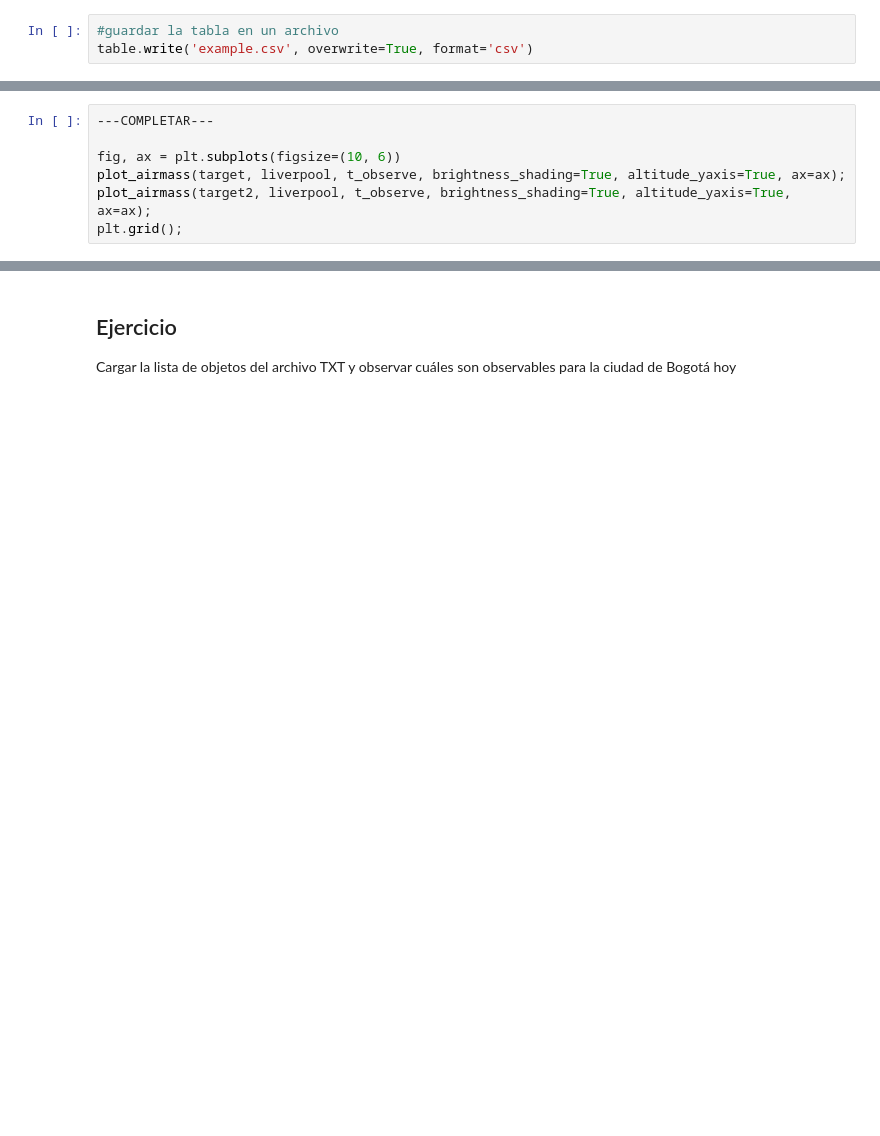
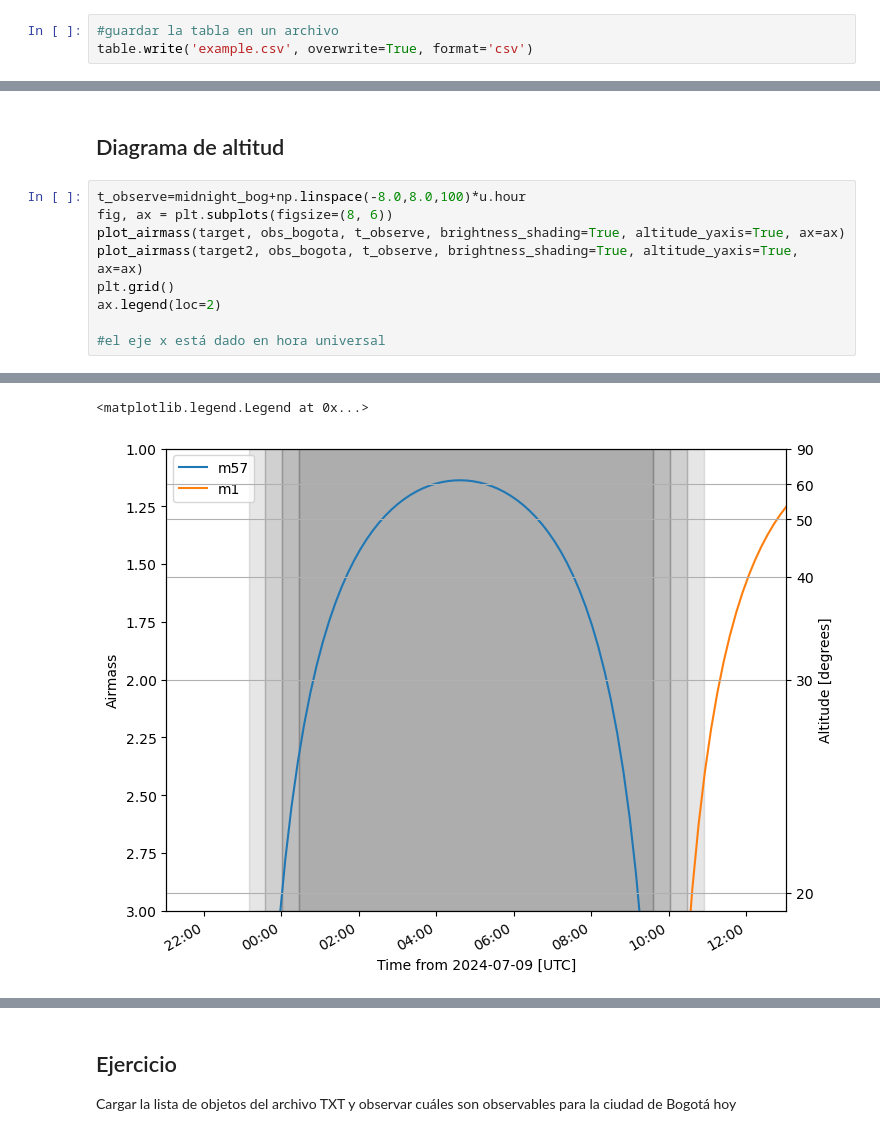
Before and after one commit to lsperezm/Astronomy, a Jupyter notebook: AstronomiaComputacional/Clase1/C1_Intro.ipynb, the cells around one changed output, grey strips where cells are left out. Saved outputs shown, nothing was run; the diff lists cells and outputs as text; blank space fills up the shorter version.

```diff
--- a/AstronomiaComputacional/Clase1/C1_Intro.ipynb
+++ b/AstronomiaComputacional/Clase1/C1_Intro.ipynb
@@ -992,7 +1049,12 @@ plot_sky(target2, liverpool, t_observe, ax=ax);
+# %% [markdown]
+## Diagrama de altitud
 # %%
----COMPLETAR---
+t_observe=midnight_bog+np.linspace(-8.0,8.0,100)*u.hour
+fig, ax = plt.subplots(figsize=(8, 6))
+plot_airmass(target, obs_bogota, t_observe, brightness_shading=True, altitude_yaxis=True, ax=ax)
+plot_airmass(target2, obs_bogota, t_observe, brightness_shading=True, altitude_yaxis=True, ax=ax)
+plt.grid()
+ax.legend(loc=2)
 
-fig, ax = plt.subplots(figsize=(10, 6))
-plot_airmass(target, liverpool, t_observe, brightness_shading=True, altitude_yaxis=True, ax=ax);
-plot_airmass(target2, liverpool, t_observe, brightness_shading=True, altitude_yaxis=True, ax=ax);
-plt.grid();
+#el eje x está dado en hora universal
+# %% [output]
@@ -999,3 +1063,5 @@ plt.grid();
+<matplotlib.legend.Legend at 0x...>
+[figure, added]
 # %%
 altair = FixedTarget.from_name('Altair')
 vega = FixedTarget.from_name('Vega')
```
Also changed, not shown: parts of 27 cells of this notebook, 1 other file.
